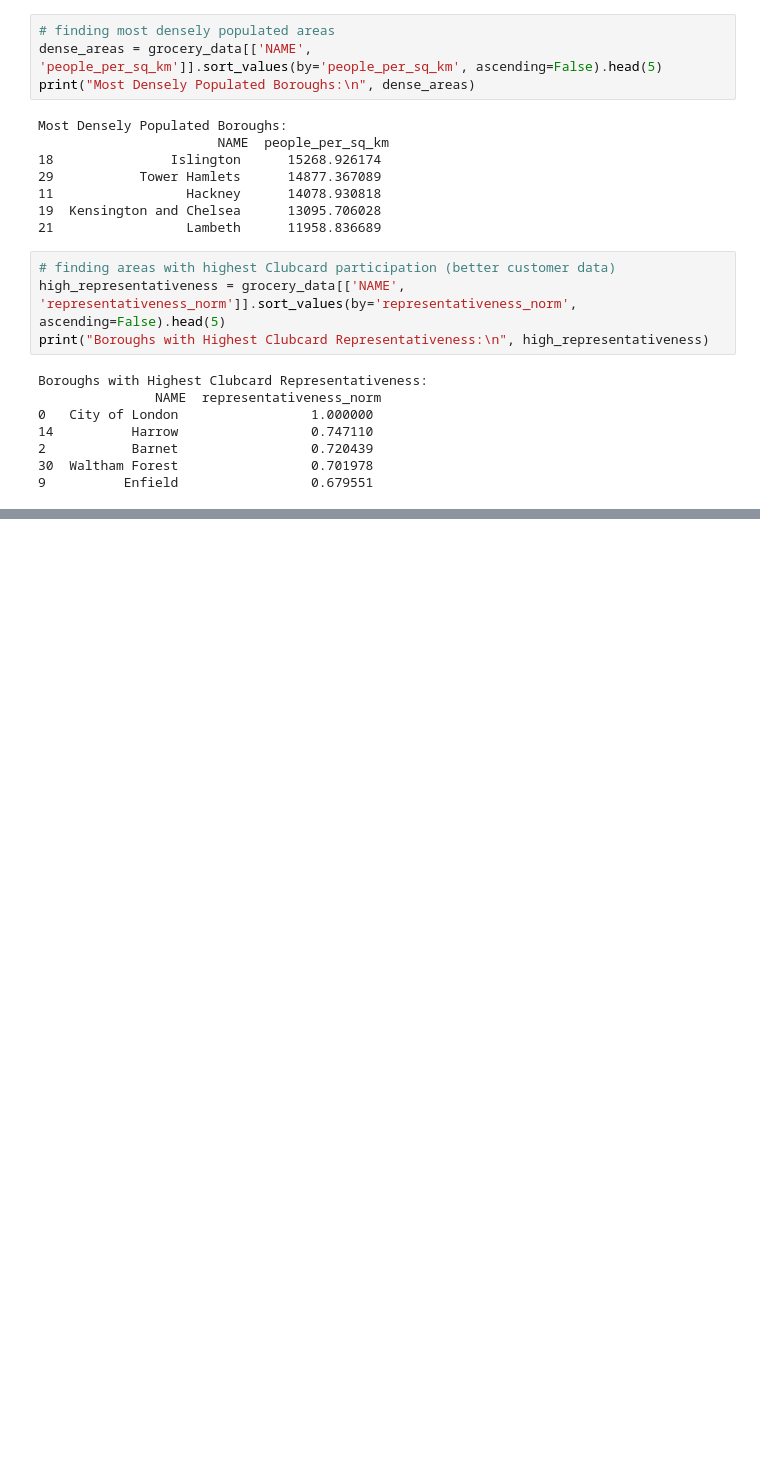
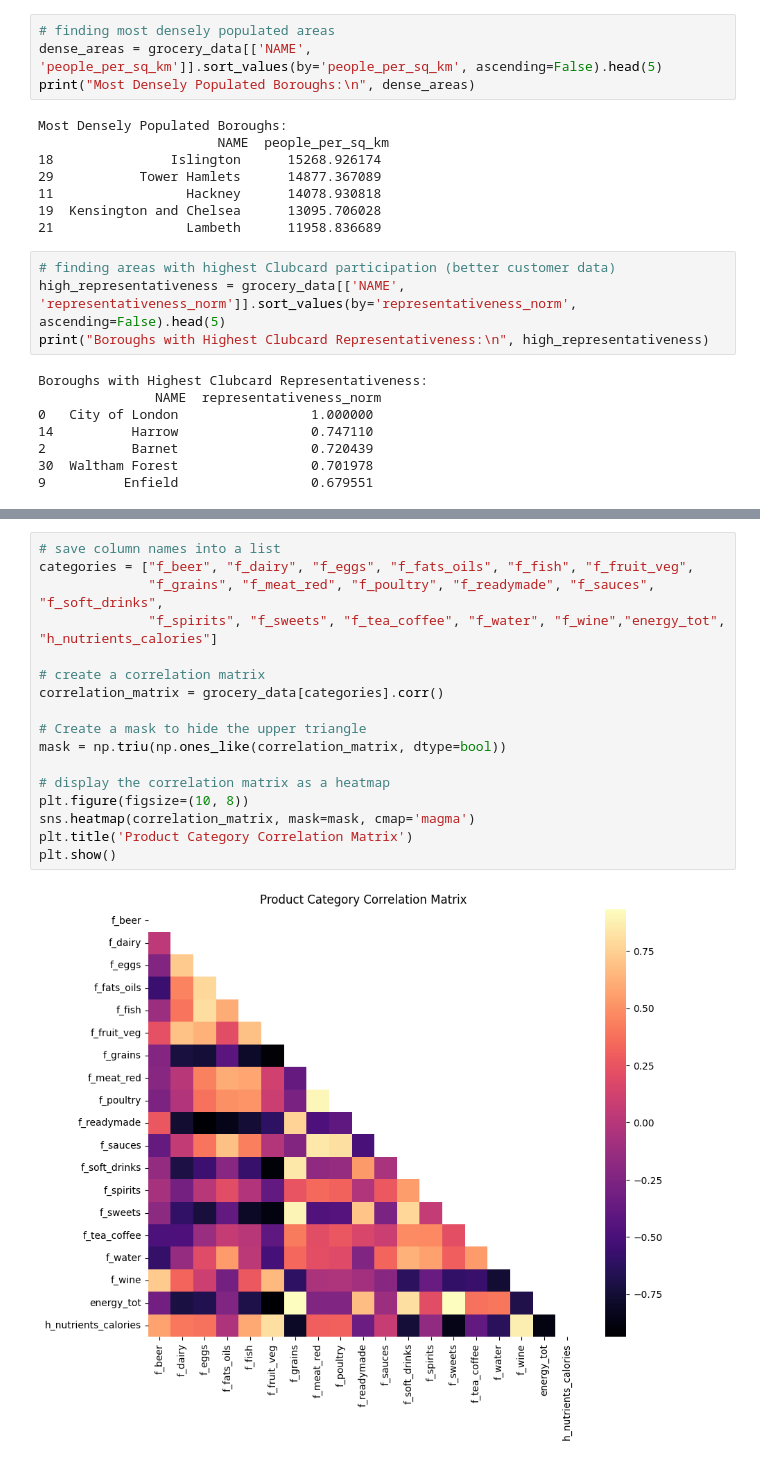
Before and after one commit to omarriyaz/Tesco_Grocery_and_Educational_Attainment, a Jupyter notebook: Code/Analysis.ipynb, the cells around one changed output, grey strips where cells are left out. Cells and saved outputs as stored; diff of their text form; blank space fills up the shorter version.

```diff
--- a/Code/Analysis.ipynb
+++ b/Code/Analysis.ipynb
@@ -359,0 +421,19 @@ Foods that are higher in protein, fiber, vitamins, and minerals and lower in sat
+# %%
+# save column names into a list
+categories = ["f_beer", "f_dairy", "f_eggs", "f_fats_oils", "f_fish", "f_fruit_veg",
+              "f_grains", "f_meat_red", "f_poultry", "f_readymade", "f_sauces", "f_soft_drinks",
+              "f_spirits", "f_sweets", "f_tea_coffee", "f_water", "f_wine","energy_tot", "h_nutrients_calories"]
+
+# create a correlation matrix
+correlation_matrix = grocery_data[categories].corr()
+
+# Create a mask to hide the upper triangle
+mask = np.triu(np.ones_like(correlation_matrix, dtype=bool))
+
+# display the correlation matrix as a heatmap
+plt.figure(figsize=(10, 8))
+sns.heatmap(correlation_matrix, mask=mask, cmap='magma')
+plt.title('Product Category Correlation Matrix')
+plt.show()
+# %% [output]
+[figure, added]
```
Also changed, not shown: parts of 25 cells of this notebook.
